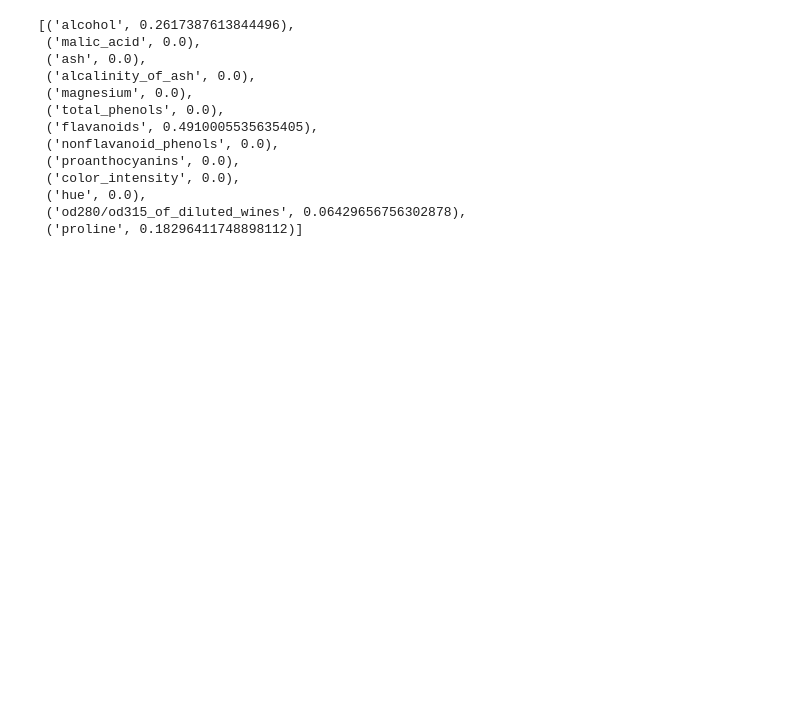
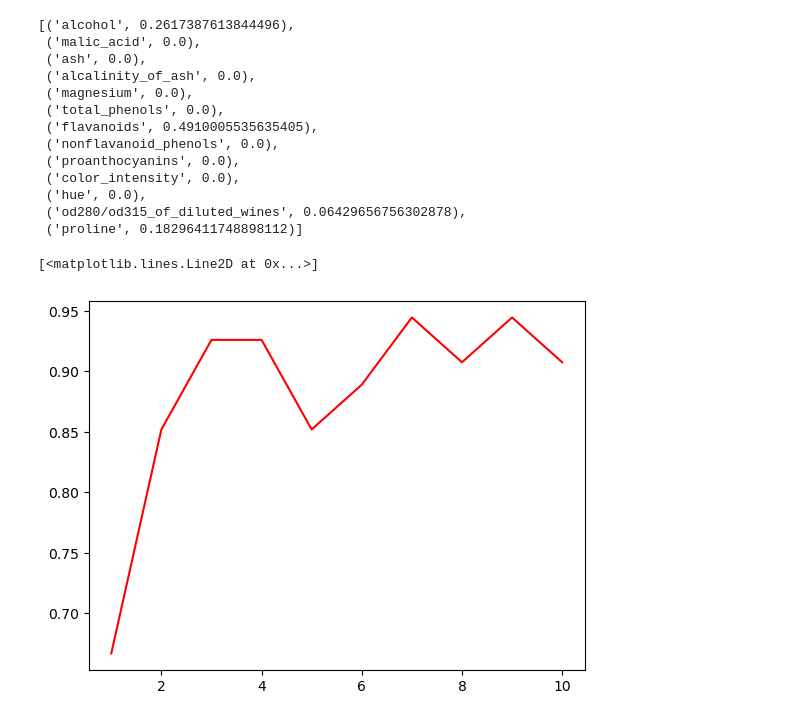
Before and after one commit to liuyuan194/sklearn-learning, a Jupyter notebook: decision_tree_wine.ipynb, the cells around one changed output. Saved outputs shown, nothing was run; the diff lists cells and outputs as text; code cells hidden in the pictures; blank space fills up the shorter version.

```diff
--- a/decision_tree_wine.ipynb
+++ b/decision_tree_wine.ipynb
@@ -133,3 +135,26 @@ model.feature_importances_
  ('hue', 0.0),
  ('od280/od315_of_diluted_wines', 0.06429656756302878),
  ('proline', 0.18296411748898112)]
+# %%
+#test the range of max_depth
+
+def test_max_depth(max_depth):
+    Xtrain, Xtest, Ytrain, Ytest = train_test_split(wine.data, wine.target, test_size=0.3)
+    model = tree.DecisionTreeClassifier(criterion="entropy" # entropy or gini, entropy maybe overfitting
+                                        ,random_state=0   # random seeds
+                                    ,splitter="random"  # random split, these two parameters can avoid overfitting
+                                        ,max_depth=max_depth
+                                    ,min_samples_leaf=10 # the minimum number of samples required to be at a leaf node
+                                    #  ,min_samples_split=10  # the minimum number of samples required to split an internal node
+                    )
+    model.fit(Xtrain, Ytrain)
+    score = model.score(Xtest, Ytest)
+    return score
+
+test_socre = []
+for i in range(10):
+    test_socre.append(test_max_depth(i+1))
+plt.plot(range(1,11), test_socre, color="red", label="max_depth")
+# %% [output]
+[<matplotlib.lines.Line2D at 0x...>]
+[figure, added]
```
Also changed, not shown: parts of 3 cells of this notebook.
